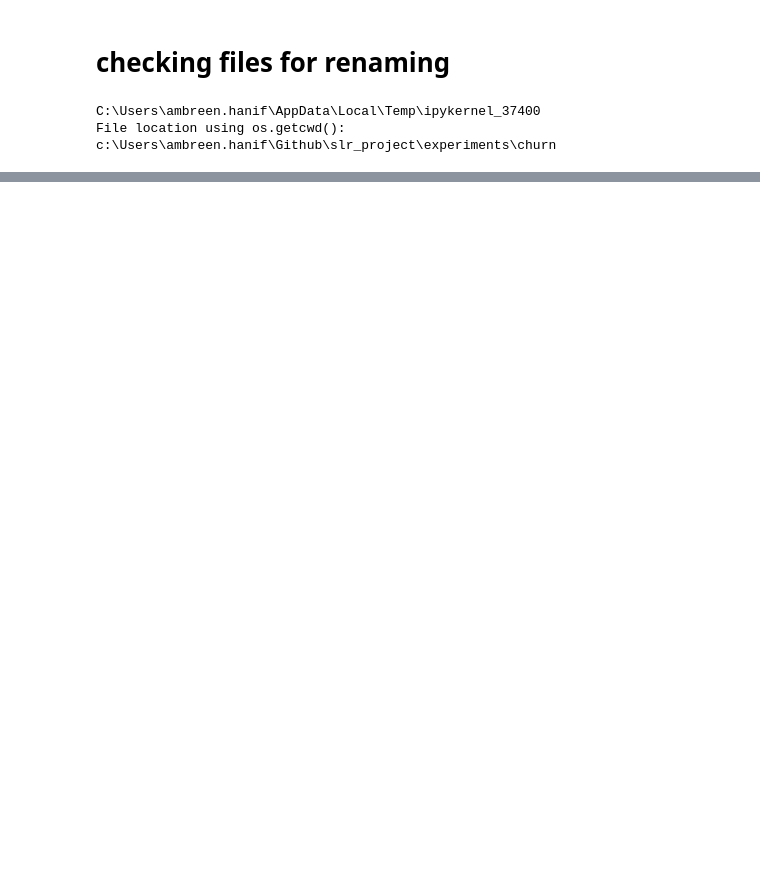
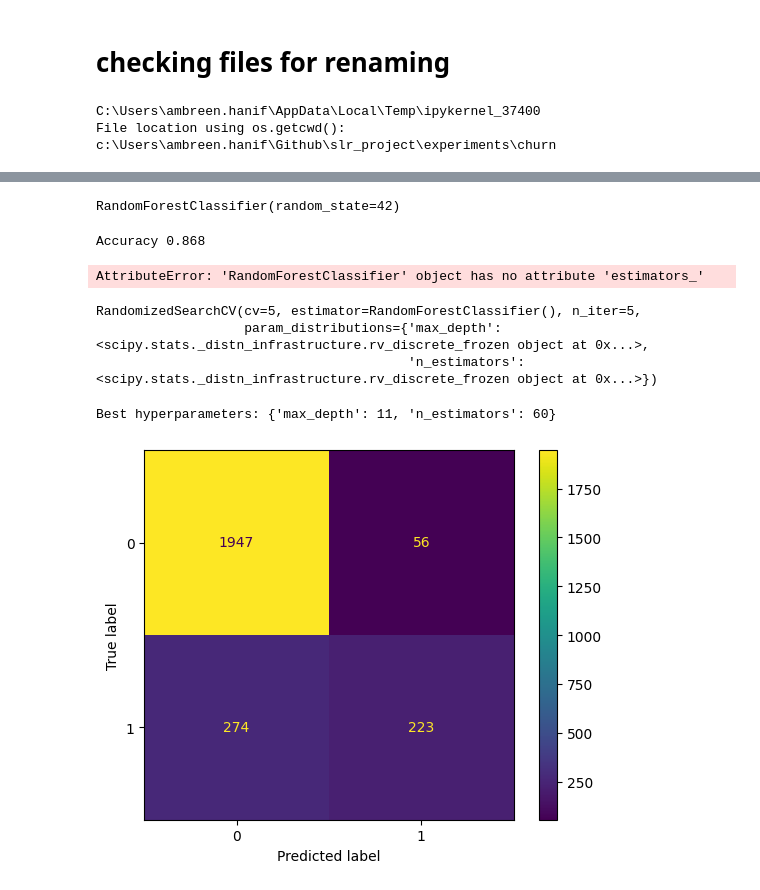
Before and after one commit to umberH/slr_project, a Jupyter notebook: experiments/churn/data_processing.ipynb, the cells around one changed output, grey strips where cells are left out. Saved outputs shown, nothing was run; the diff lists cells and outputs as text; code cells hidden in the pictures; blank space fills up the shorter version.

```diff
--- a/experiments/churn/data_processing.ipynb
+++ b/experiments/churn/data_processing.ipynb
@@ -43,0 +101,11 @@ FileNotFoundError: [Errno 2] No such file or directory: 'data\\churn_examples\\B
+# %%
+X = bank_data.drop('churn', axis=1)
+y = bank_data['churn']
+
+X_train, X_test, y_train, y_test = train_test_split(X, y, test_size=0.25, random_state=42)
+# %%
+rf = RandomForestClassifier(random_state=42)
+
+rf.fit(X_train, y_train)
+# %% [output]
+RandomForestClassifier(random_state=42)
@@ -43,0 +114,5 @@ FileNotFoundError: [Errno 2] No such file or directory: 'data\\churn_examples\\B
+# %%
+accuracy = accuracy_score(y_test, y_pred)
+print("Accuracy", accuracy)
+# %% [output]
+Accuracy 0.868
@@ -43,0 +121,52 @@ FileNotFoundError: [Errno 2] No such file or directory: 'data\\churn_examples\\B
+# %%
+# Export the first three decision trees from the forest
+
+for i in range(3):
+    tree = rf.estimators_[i]
+    dot_data = export_graphviz(tree,
+                               feature_names=X_train.columns,
+                               filled=True,
+                               max_depth=2,
+                               impurity=False,
+                               proportion=True)
+    graph = graphviz.Source(dot_data)
+    display(graph)
+# %% [output]
+AttributeError: 'RandomForestClassifier' object has no attribute 'estimators_'
+# %%
+param_dist = {'n_estimators': randint(50,500),
+              'max_depth': randint(1,20)}
+
+# Create a random forest classifier
+rf = RandomForestClassifier()
+
+# Use random search to find the best hyperparameters
+rand_search = RandomizedSearchCV(rf,
+                                 param_distributions = param_dist,
+                                 n_iter=5,
+                                 cv=5)
+
+# Fit the random search object to the data
+rand_search.fit(X_train, y_train)
+# %% [output]
+RandomizedSearchCV(cv=5, estimator=RandomForestClassifier(), n_iter=5,
+                   param_distributions={'max_depth': <scipy.stats._distn_infrastructure.rv_discrete_frozen object at 0x...>,
+                                        'n_estimators': <scipy.stats._distn_infrastructure.rv_discrete_frozen object at 0x...>})
+# %%
+# Create a variable for the best model
+best_rf = rand_search.best_estimator_
+
+# Print the best hyperparameters
+print('Best hyperparameters:',  rand_search.best_params_)
+# %% [output]
+Best hyperparameters: {'max_depth': 11, 'n_estimators': 60}
+# %%
+# Generate predictions with the best model
+y_pred = best_rf.predict(X_test)
+
+# Create the confusion matrix
+cm = confusion_matrix(y_test, y_pred)
+
+ConfusionMatrixDisplay(confusion_matrix=cm).plot();
+# %% [output]
+[figure, added]
```
Also changed, not shown: parts of 20 cells of this notebook, 9 other files.
